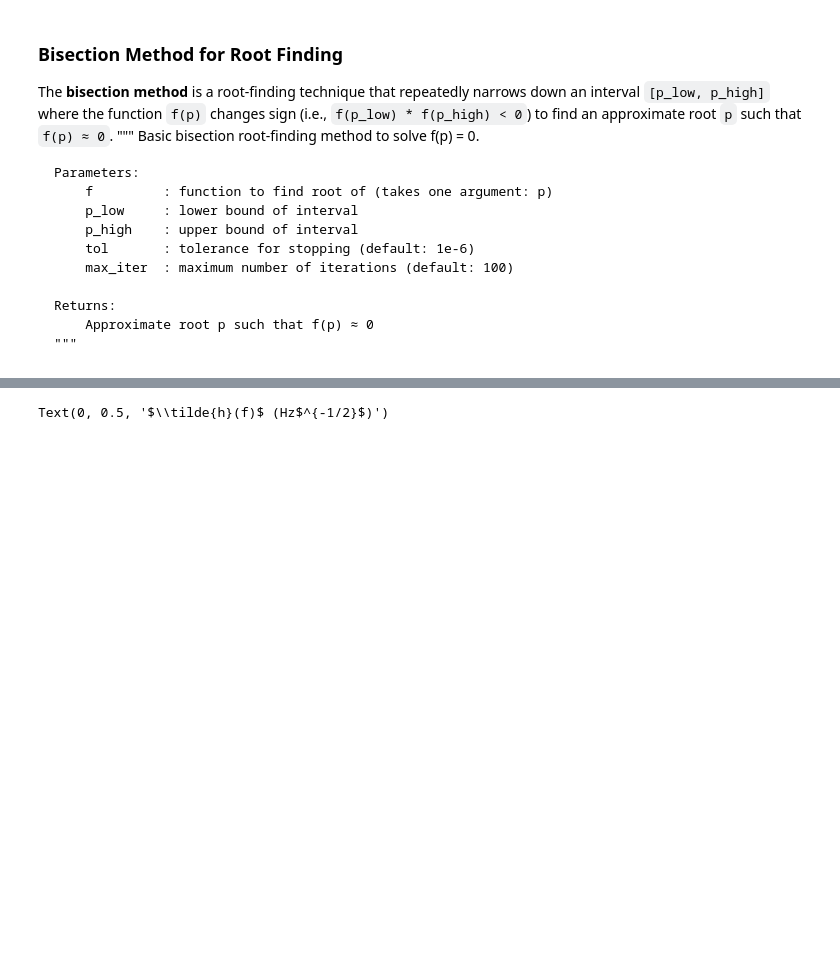
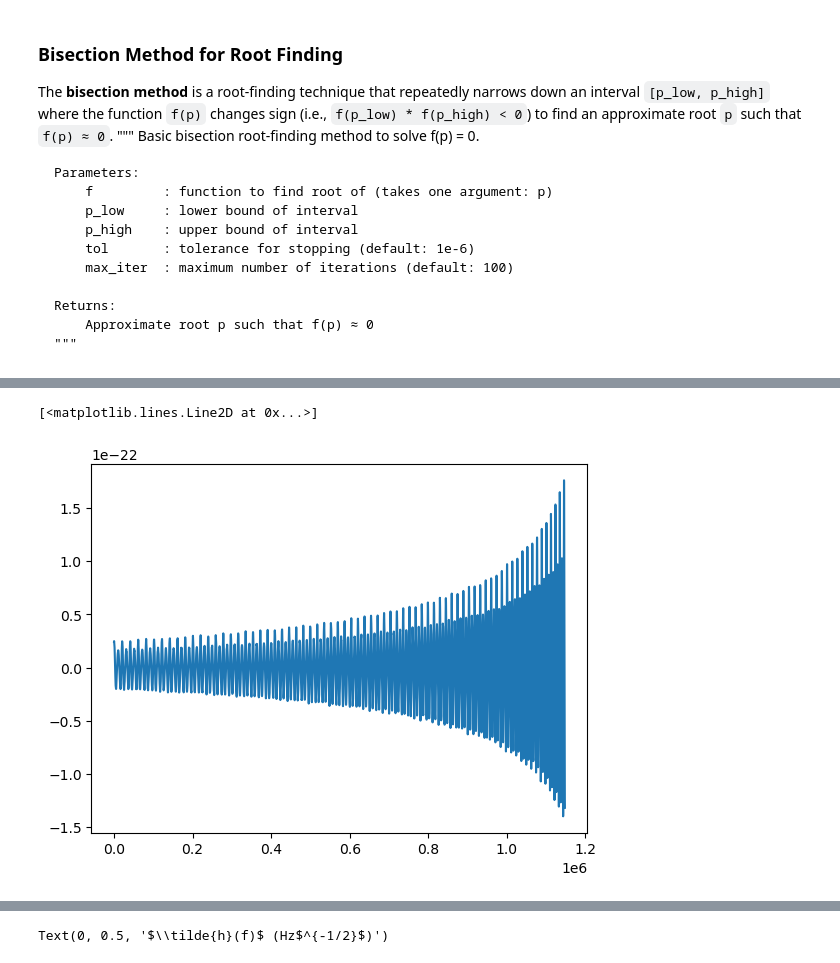
Before and after one commit to Thirtha17/SMBH-Merger-SNR-calculation-with-LISA, a Jupyter notebook: Jilians.ipynb, the cells around one changed output, grey strips where cells are left out. Drawn from its saved outputs; the diff is of its cells as text; code cells hidden in the pictures; blank space fills up the shorter version.

```diff
--- a/Jilians.ipynb
+++ b/Jilians.ipynb
@@ -794,19 +514,27 @@ The **bisection method** is a root-finding technique that repeatedly narrows dow
 # %%
 def bisection_search(f, p_low, p_high, tol=1e-6, max_iter=100):
 
-    if f(p_low) * f(p_high) > 0:
+    f_low = f(p_low)
+    f_high = f(p_high)
+
+    if f_low * f_high > 0:
         raise ValueError("f(p_low) and f(p_high) must have opposite signs.")
 
-    for _ in range(max_iter):
+    for i in range(max_iter):
         p_mid = (p_low + p_high) / 2
         f_mid = f(p_mid)
+
+
+        print(f"[{i:02d}] p_low = {p_low:.6f}, p_high = {p_high:.6f}, f_low = {f_low:.4e}, f_high = {f_high:.4e}")
 
         if abs(f_mid) < tol:
             return p_mid
 
-        if f(p_low) * f_mid < 0:
+        if f_low * f_mid < 0:
             p_high = p_mid
+            f_high = f_mid
         else:
             p_low = p_mid
+            f_low = f_mid
 
     return (p_low + p_high) / 2
@@ -816,0 +669,2 @@ def func(p):
+# %%
+new_pars=adjust_emri_merger_time(parameters, target_time=1e6, p_low=6.0, p_high=16)
@@ -816,0 +730,10 @@ def func(p):
+# %%
+AET= run_emri(new_pars)
+# %%
+not_z=np.argmax(AET[0][::-1]!=0)
+in_dex=(len(AET[0])-not_z)
+plt.plot(np.arange(int(in_dex) )* 10, AET[0].real[:int(in_dex)])
+# plt.xlim(1.1e6,1.2e6)
+# %% [output]
+[<matplotlib.lines.Line2D at 0x...>]
+[figure, added]
```
Also changed, not shown: parts of 71 cells of this notebook, 6 other files.
